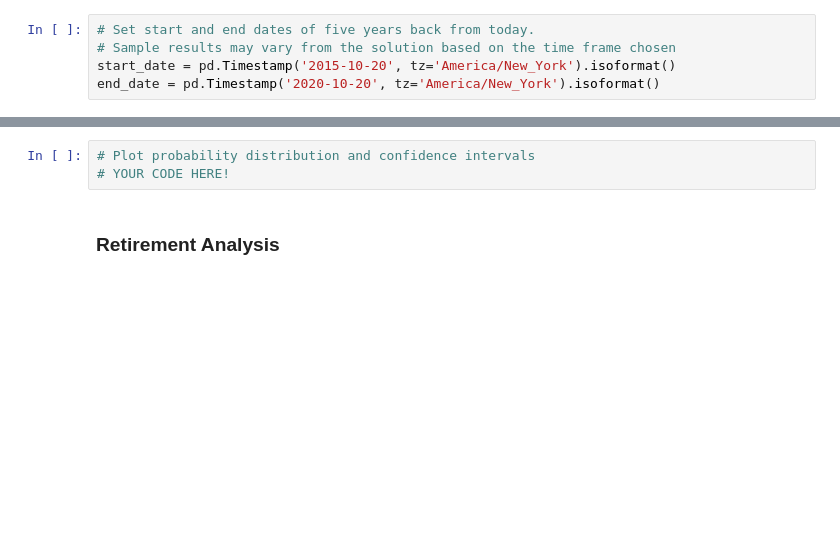
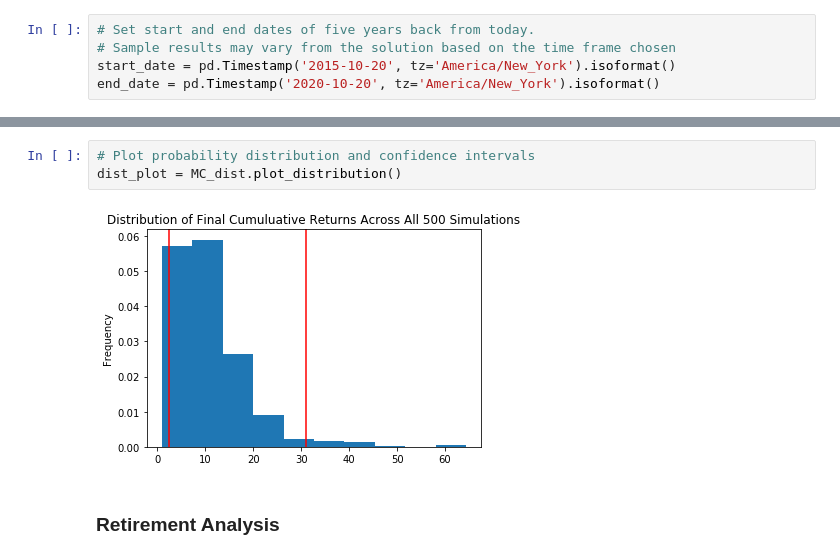
Before and after one commit to kristinav910/Unit_5_Homework, a Jupyter notebook: Financial-planner.ipynb, the cells around one changed output, grey strips where cells are left out. Cells and saved outputs as stored; diff of their text form; blank space fills up the shorter version.

```diff
--- a/Financial-planner.ipynb
+++ b/Financial-planner.ipynb
@@ -189,6 +256,8 @@ df_stock_data.head()
 # %%
 # Plot probability distribution and confidence intervals
-# YOUR CODE HERE!
+dist_plot = MC_dist.plot_distribution()
+# %% [output]
+[figure, added]
 # %% [markdown]
 ### Retirement Analysis
 # %%
```
Also changed, not shown: parts of 23 cells of this notebook.
